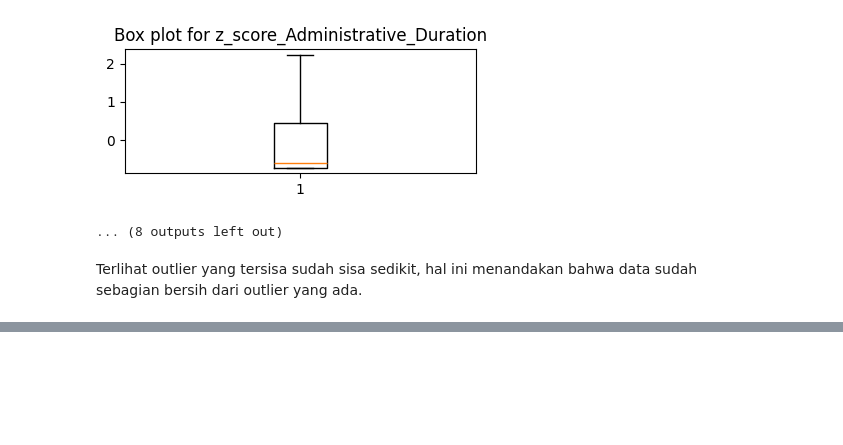
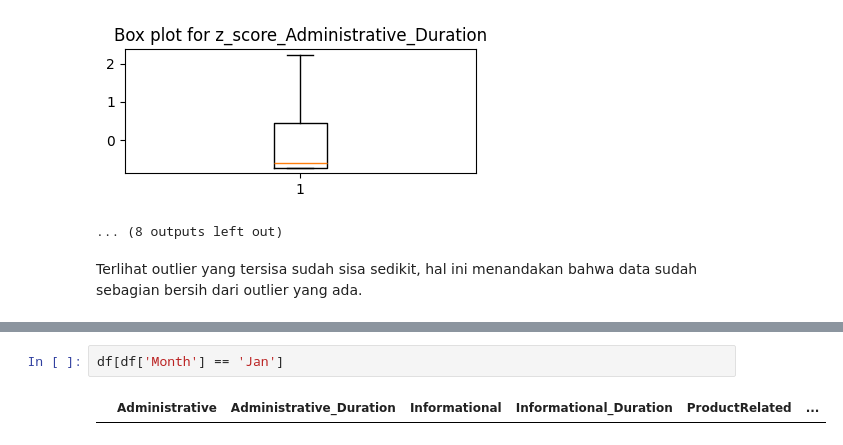
Before and after one commit to Summarypls/FP-DataMining, a Jupyter notebook: Preprocessing.ipynb, the cells around one changed output, grey strips where cells are left out. Saved outputs shown, nothing was run; the diff lists cells and outputs as text; blank space fills up the shorter version.

```diff
--- a/Preprocessing.ipynb
+++ b/Preprocessing.ipynb
@@ -280,0 +272,4 @@ df.head()
+# %%
+df[df['Month'] == 'Jan']
+# %% [output]
+|  | Administrative | Administrative_Duration | Informational | Informational_Duration | ProductRelated | ... |
```
Also changed, not shown: parts of 1 cell of this notebook, 1 other file.
